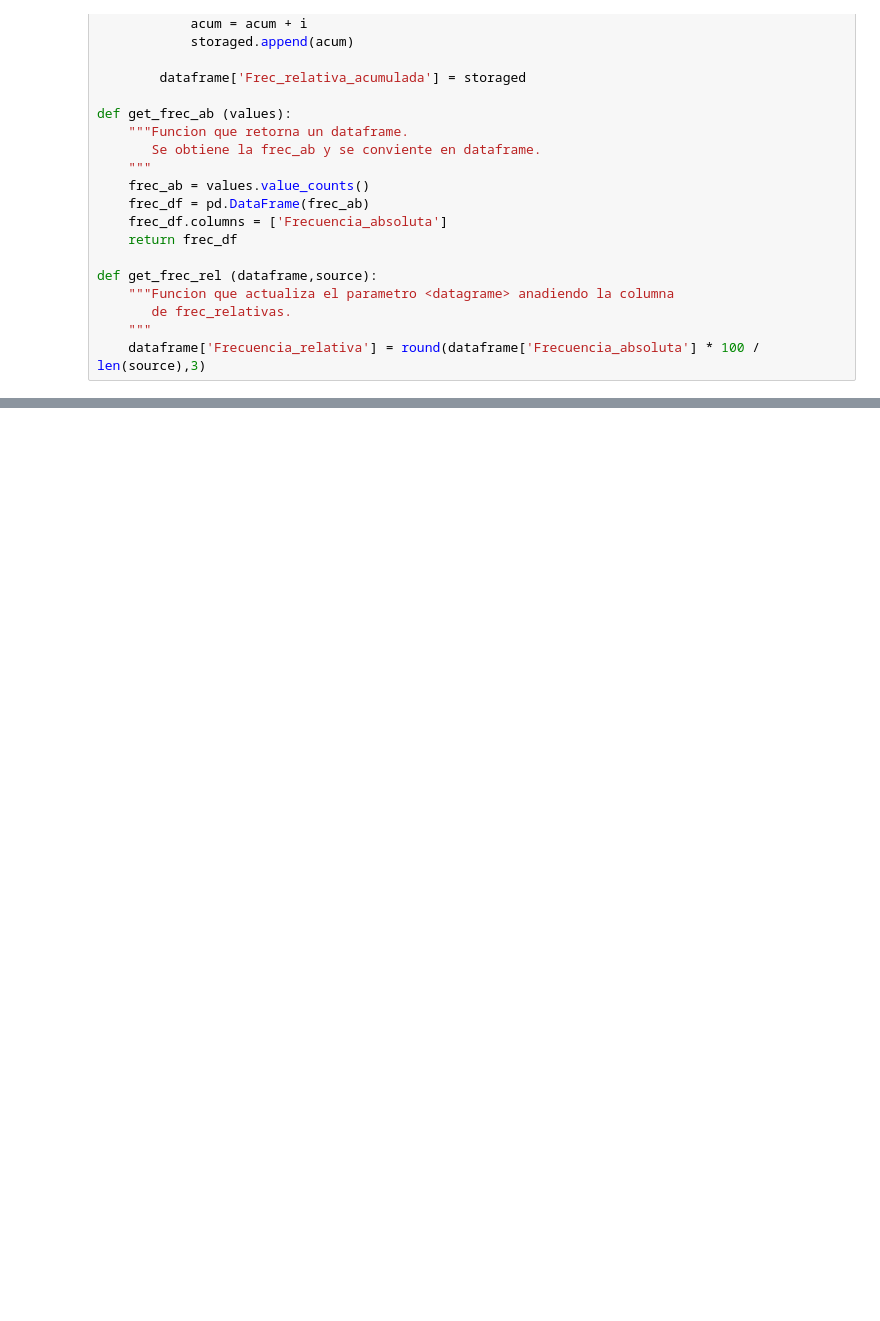
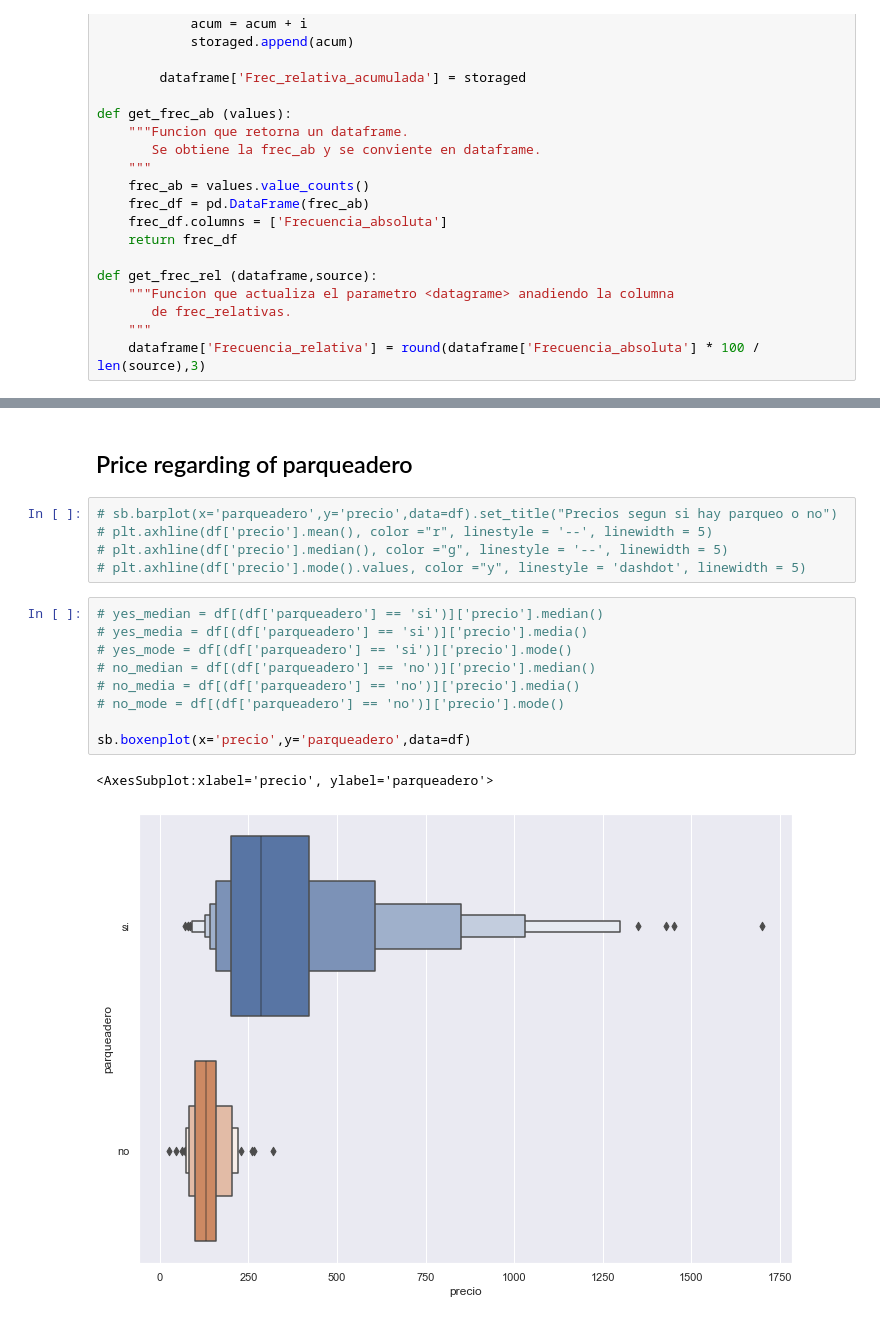
Before and after one commit to StanDoge/PYE-lab-1, a Jupyter notebook: main.ipynb, the cells around one changed output, grey strips where cells are left out. Drawn from its saved outputs; the diff is of its cells as text; blank space fills up the shorter version.

Commit message:
Pending charts for each variable

```diff
--- a/main.ipynb
+++ b/main.ipynb
@@ -184,0 +169,19 @@ KeyError: 'nombre de la columna/variable de mi interes'
+# %% [markdown]
+## Price regarding of parqueadero
+# %%
+# sb.barplot(x='parqueadero',y='precio',data=df).set_title("Precios segun si hay parqueo o no")
+# plt.axhline(df['precio'].mean(), color ="r", linestyle = '--', linewidth = 5)
+# plt.axhline(df['precio'].median(), color ="g", linestyle = '--', linewidth = 5)
+# plt.axhline(df['precio'].mode().values, color ="y", linestyle = 'dashdot', linewidth = 5)
+# %%
+# yes_median = df[(df['parqueadero'] == 'si')]['precio'].median()
+# yes_media = df[(df['parqueadero'] == 'si')]['precio'].media()
+# yes_mode = df[(df['parqueadero'] == 'si')]['precio'].mode()
+# no_median = df[(df['parqueadero'] == 'no')]['precio'].median()
+# no_media = df[(df['parqueadero'] == 'no')]['precio'].media()
+# no_mode = df[(df['parqueadero'] == 'no')]['precio'].mode()
+
+sb.boxenplot(x='precio',y='parqueadero',data=df)
+# %% [output]
+<AxesSubplot:xlabel='precio', ylabel='parqueadero'>
+[figure, added]
```
Also changed, not shown: parts of 11 cells of this notebook.
